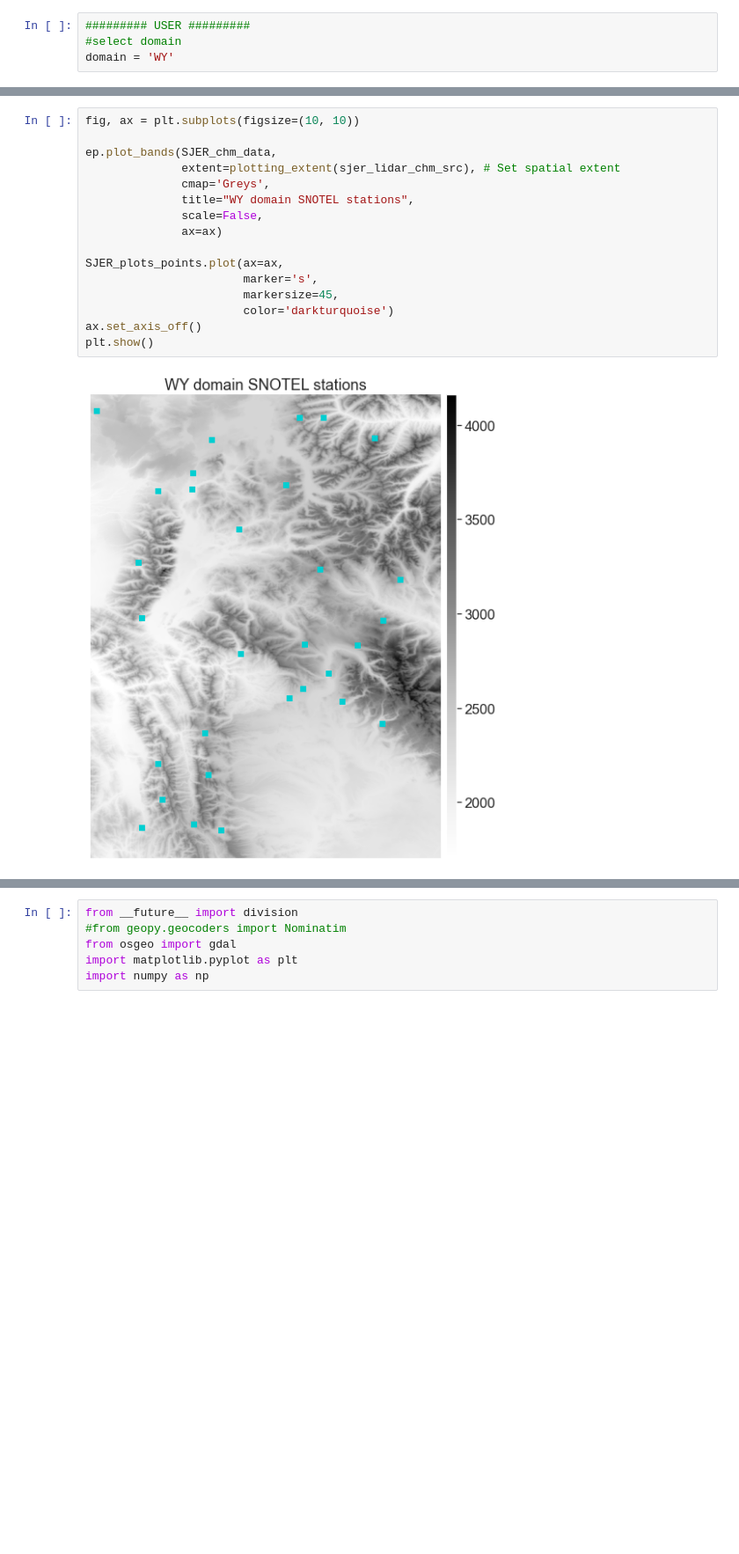
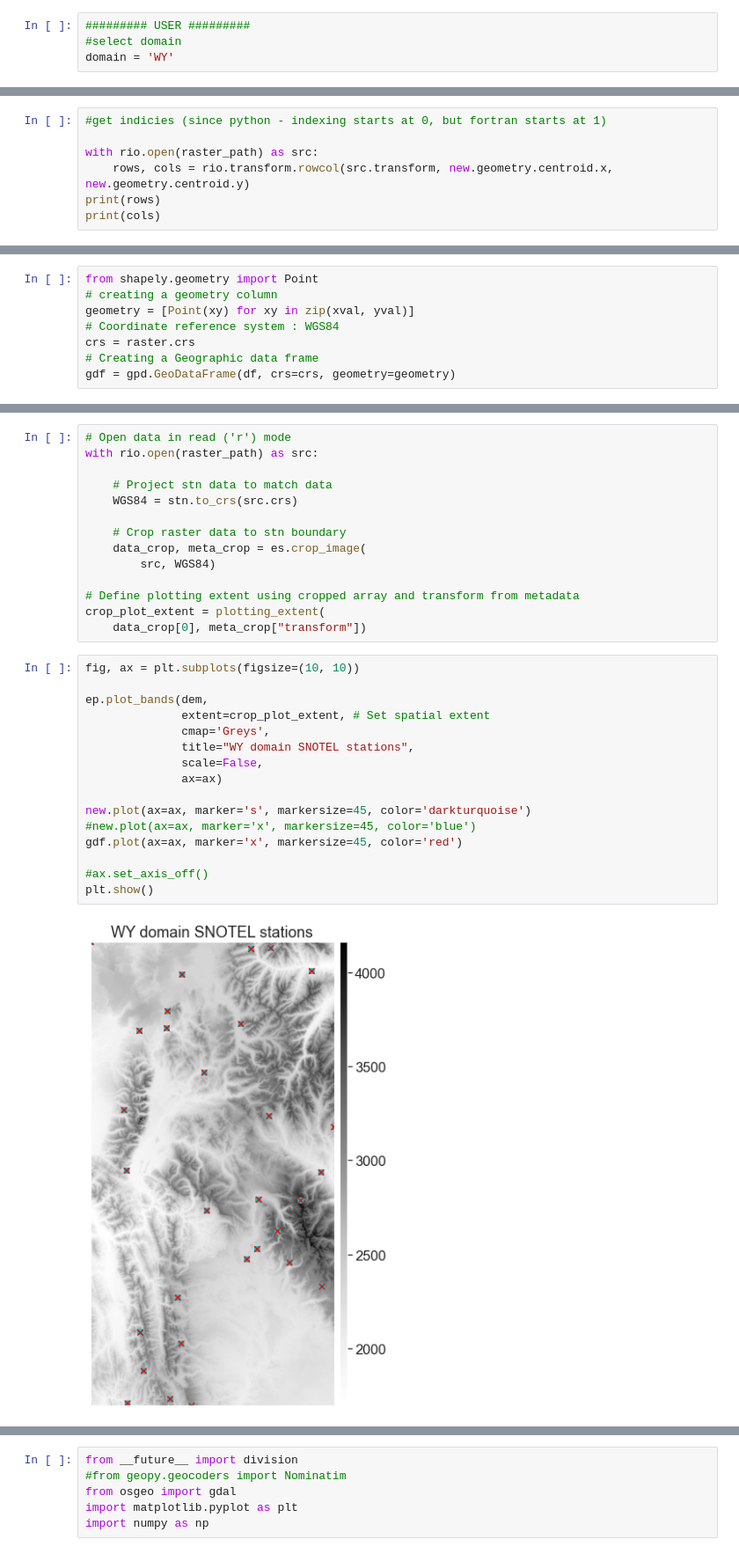
Before and after one commit to snowmodel-tools/preprocess_python, a Jupyter notebook: Extract_data_from_raster.ipynb, the cells around one changed output, grey strips where cells are left out. Shown: that part at 88% size. Drawn from its saved outputs; the diff is of its cells as text; blank space fills up the shorter version.

```diff
--- a/Extract_data_from_raster.ipynb
+++ b/Extract_data_from_raster.ipynb
@@ -72,0 +113,7 @@ raster.meta
+# %%
+#get indicies (since python - indexing starts at 0, but fortran starts at 1)
+
+with rio.open(raster_path) as src:
+    rows, cols = rio.transform.rowcol(src.transform, new.geometry.centroid.x, new.geometry.centroid.y)
+print(rows)
+print(cols)
@@ -72,0 +152,8 @@ raster.meta
+# %%
+from shapely.geometry import Point
+# creating a geometry column
+geometry = [Point(xy) for xy in zip(xval, yval)]
+# Coordinate reference system : WGS84
+crs = raster.crs
+# Creating a Geographic data frame
+gdf = gpd.GeoDataFrame(df, crs=crs, geometry=geometry)
@@ -106,21 +208,35 @@ SJER_plots_points.head()
+# %%
+# Open data in read ('r') mode
+with rio.open(raster_path) as src:
+
+    # Project stn data to match data
+    WGS84 = stn.to_crs(src.crs)
+
+    # Crop raster data to stn boundary
+    data_crop, meta_crop = es.crop_image(
+        src, WGS84)
+
+# Define plotting extent using cropped array and transform from metadata
+crop_plot_extent = plotting_extent(
+    data_crop[0], meta_crop["transform"])
 # %%
 fig, ax = plt.subplots(figsize=(10, 10))
 
-ep.plot_bands(SJER_chm_data,
-              extent=plotting_extent(sjer_lidar_chm_src), # Set spatial extent
+ep.plot_bands(dem,
+              extent=crop_plot_extent, # Set spatial extent
               cmap='Greys',
               title="WY domain SNOTEL stations",
               scale=False,
               ax=ax)
 
-SJER_plots_points.plot(ax=ax,
-                       marker='s',
-                       markersize=45,
-                       color='darkturquoise')
-ax.set_axis_off()
+new.plot(ax=ax, marker='s', markersize=45, color='darkturquoise')
+#new.plot(ax=ax, marker='x', markersize=45, color='blue')
+gdf.plot(ax=ax, marker='x', markersize=45, color='red')
+
+#ax.set_axis_off()
 plt.show()
 # %% [output]
-[figure, old version]
+[figure, new version]
 # %%
 # Extract zonal stats
 sjer_tree_heights = rs.zonal_stats(station_path,
```
Also changed, not shown: parts of 28 cells of this notebook, 5 other files.
